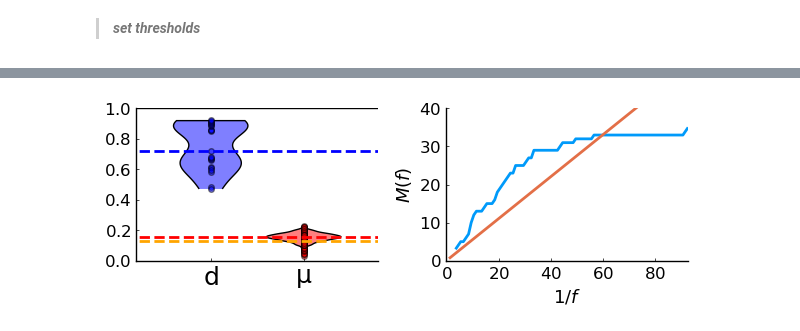
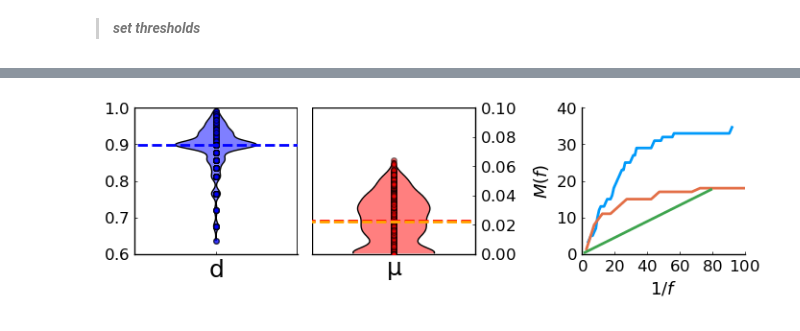
Before and after one commit to aangaji/Turnover, a Jupyter notebook: turnover_experimental_data_Ling.ipynb, the cells around one changed output, grey strips where cells are left out. Saved outputs shown, nothing was run; the diff lists cells and outputs as text; code cells hidden in the pictures.

Commit message:
N estimate for turnover inference

```diff
--- a/turnover_experimental_data_Ling.ipynb
+++ b/turnover_experimental_data_Ling.ipynb
@@ -386,0 +376,12 @@ mu_solve = fzero(mu -> min(1., W_estranged(d_solve; b=1., μ=mu, T=log(turnover_
+# %%
+orphaned_tumor = DataFrame( mutations = unique( filter.(m-> freqs[m] > turnover_params[:f_min],
+            tumor.mutations) ) )
+
+# get d
+W_l = orphaned_red_treeless(orphaned_tumor) |>
+    df -> sum( df.isorphaned ) / sum( df.isgreen )
+
+# d_solve = min(1., 2*log(turnover_params[:Nthresh_orph])*W_l)
+d_solve = fzero(x -> min(1., Turnover.W_orphaned( x;
+            N= turnover_params[:Nthresh_orph] * (1-x))) - W_l,
+            0.01, 0.99)
@@ -567,7 +492,0 @@ mu_solve = fzero(mu -> min(1., W_estranged(d_solve; b=1., μ=mu, T=log(turnover_
-# %%
-wes_freqs = SeqDataFormatting.mfreqs(wes).frequency
-
-p = plot(layout=(1,1), size=(300,250), grid=false, xlab=L"1/f", ylab=L"M(f)", xlim=(0, :auto),
-    labelfontsize=13, tickfontsize=12, margin=5Plots.mm, legend=:bottomright)
-M!(p[1], wes_freqs, nbins=50, lab="wes", lw=2., ylim=(0,36))
-plot!(p[1], 1:80, x-> x*mu_solve/(1-d_solve), lw=2., lab="")
@@ -624,20 +543,33 @@ averaged fits : 0.05660048220920789 ± 0.0008177472886175226
 # %%
-ds = map( 20:1:40) do M
+ds = map( 0.5:0.1:1. ) do L
+    map( 1:100 ) do _
+        orphaned_tumor = DataFrame( mutations = unique(
+                filter.(m-> freqs[m] > turnover_params[:f_min], tumor.mutations) ) )
+        orphaned_tumor = TumorGrowth.reduced_μ(orphaned_tumor, L)
 
-    orphaned_tumor = DataFrame( mutations = unique( filter.(m-> freqs[m] > 1/M, tumor.mutations) ) )
-    # get d
-    W_l = orphaned_tumor |> orphaned_red_treeless |> df -> sum( df.isorphaned ) / sum( df.isgreen ) #|> mes2theory_orphaned
+        # get d
+        W_l = orphaned_red_treeless(orphaned_tumor) |>
+            df -> sum( df.isorphaned ) / sum( df.isgreen )
 
-    min(1., 2*log(M)*W_l)
+        d_solve = try
+            fzero(x -> min(1., Turnover.W_orphaned( x;
+                        N= turnover_params[:Nthresh_orph]*(1-x))) - W_l, 0.01, 0.99)
+        catch e
+            e isa ArgumentError && NaN
+        end
+    end
 end
+filter!.(!isnan, ds)
+ds = vcat(ds...)
 d_solve = median(ds)
 
-estranged_tumor = DataFrame(mutations = filter( muts -> all(  freqs[m] > 1/turnover_params[:Nthresh_estr] for m in muts), tumor.mutations) )
+estranged_tumor = DataFrame(mutations = filter( muts -> all(  freqs[m] > turnover_params[:f_min] for m in muts), tumor.mutations) )
 # get mu
 W_c = estranged_treeless(estranged_tumor) |> df -> sum( df.isestranged ) / sum( df.isgreen ) #|> mes2theory_estranged
 
 # mu_solve, n = bisection(mu -> min(1., W_estranged(d_solve; b=1, μ=mu, T=log(turnover_params[:Nthresh_estr])/(1-d_solve)))- W_c, [0.01,0.99], 100)
-mu_solve = fzero(mu -> min(1., W_estranged(d_solve; b=1., μ=mu, T=log(turnover_params[:Nthresh_estr])/(1-d_solve)))- W_c, 0.01, 0.99)
+mu_solve = fzero(mu -> min(1., W_estranged(d_solve; b=1., μ=mu,
+            T=log(turnover_params[:Nthresh_estr]*(1-d_solve))/(1-d_solve)))- W_c, 0.01, 0.99)
 
 Ls = 0.4:0.1:1.
 reps = 50
@@ -655,7 +587,8 @@ function model(Ls, p)
     local mu = p[1]
     (mu<=0. || mu>=1.) && return fill(Inf, length(Ls))
     map( Ls ) do L
-        min(1., W_estranged(d_solve; b=1., μ=mu*L, T=log(turnover_params[:Nthresh_estr])/(1-d_solve)))
+        min(1., W_estranged(d_solve; b=1., μ=mu*L,
+                T=log(turnover_params[:Nthresh_estr]*(1-d_solve))/(1-d_solve)))
     end
 end
 # fitres = curve_fit(model, Ls, mean.(t), [(1-d_solve)/2])
@@ -668,24 +601,30 @@ fits = map( tp-> curve_fit(model, Ls, tp, [(1-d_solve)/2]), tvecs)
 mu_fits = getindex.(getfield.(fits, :param),1)
 
 
-p = plot(layout=(1,2), size=(600,220), legend=:none, grid=false, ytickfontsize=12, margin=2Plots.mm)
+p = plot(layout=(1,3), size=(700,220), legend=:none, grid=false, ytickfontsize=12, margin=2Plots.mm)
 
-plot!(p[1], legend=:none, xlim=(0.2,2.8), xtickfontsize=18, ylim=(0,1), xticks=([1,2],[L"d",L"\mu"]))#, xaxis=:off)
+plot!(p[1], legend=:none, xlim=(0.2,1.8), xtickfontsize=18, ylim=(0.6,1.), xticks=([1],[L"d"]))#, xaxis=:off)
 hline!(p[1], [1], c=:black)
+vline!(p[1], [1.8], c=:black, lw=2)
 violin!(p[1], [1], ds, c=:blue, fillalpha=0.5)
 scatter!(p[1], [1], ds, c=:blue, alpha=0.5)
 hline!(p[1], [d_solve], c=:blue, lw=2., style=:dash)
 println(d_solve)
 
-violin!(p[1], [2], mu_fits, c=:red, fillalpha=0.5)
-scatter!(p[1], [2], mu_fits, c=:red, alpha=0.5)
-hline!(p[1], [median(mu_fits)], c=:red, lw=2., style=:dash)
+plot!(p[2], legend=:none, xlim=(0.2,1.8), xtickfontsize=18, ylim=(0,0.1), xticks=([1],[L"\mu"]), ymirror=true)#, xaxis=:off)
+hline!(p[2], [0.1], c=:black)
+vline!(p[2], [0.2], c=:black)
+violin!(p[2], [1], mu_fits, c=:red, fillalpha=0.5)
+scatter!(p[2], [1], mu_fits, c=:red, alpha=0.5)
+hline!(p[2], [median(mu_fits)], c=:red, lw=2., style=:dash)
 println(median(mu_fits))
-hline!(p[1], [mu_solve], c=:orange, lw=2., style=:dash)
+hline!(p[2], [mu_solve], c=:orange, lw=2., style=:dash)
 
-res = 1/400
-plot!(p[2], tickfontsize=12, labelfontsize=13)
-M!(p[2], filter( f-> 1 > f > res, collect(values(freqs))), nbins=50, lab="", xlab=L"1/f", ylab=L"M(f)",
-    lw=2., xlim=(0, :auto), ylim=(0,40))
-plot!(p[2], 1:80, x-> x*median(mu_fits)/(1-d_solve), lw=2., lab="")
+res = 1/100
+plot!(p[3], tickfontsize=12, labelfontsize=13)
+M!(p[3], collect(values(wes_freqs)), nbins=50, lab="wes", xlab=L"1/f", ylab=L"M(f)",
+    lw=2., xlim=(0, 1/res ), ylim=(0,40))
+M!(p[3], collect(values(sanger_freqs)), nbins=50, lab="wes", xlab=L"1/f", ylab=L"M(f)",
+    lw=2., xlim=(0, 1/res ), ylim=(0,40))
+plot!(p[3], 1:80, x-> x*median(mu_fits)/(1-d_solve), lw=2., lab="")
 # %% [output]
@@ -694,4 +633,4 @@ plot!(p[2], 1:80, x-> x*median(mu_fits)/(1-d_solve), lw=2., lab="")
-[figure, old version]
+[figure, new version]
 # %%
 ds = map( 0.5:0.1:1. ) do L
     map( 1:100 ) do _
```
Also changed, not shown: parts of 97 cells of this notebook, 50 other files.
